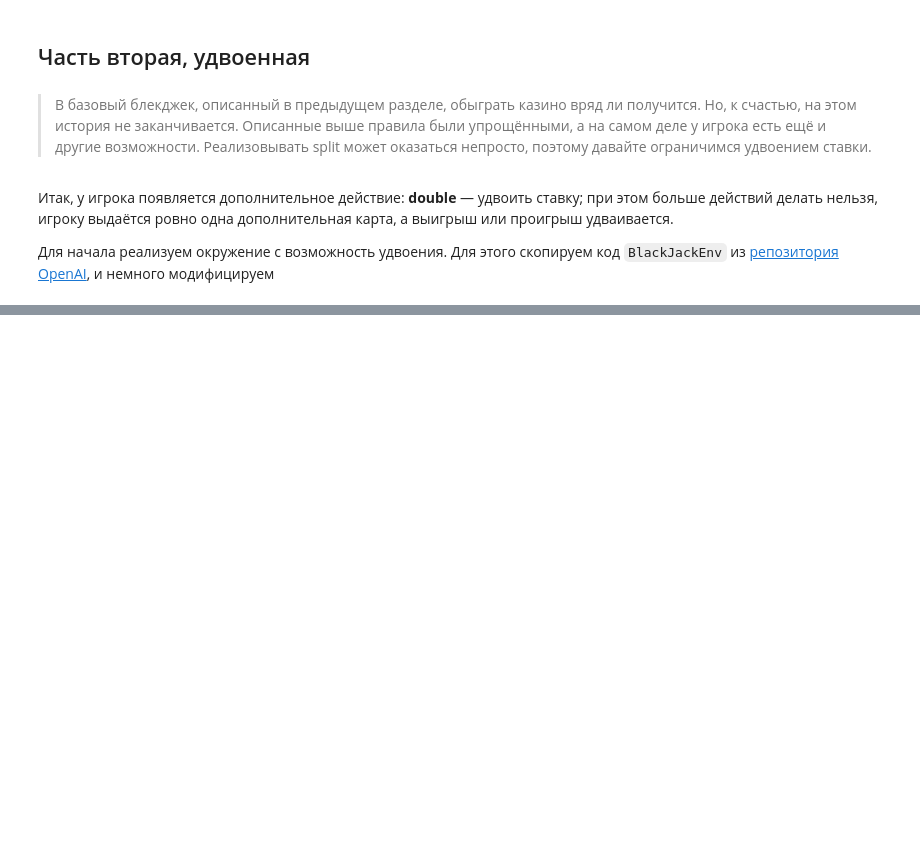
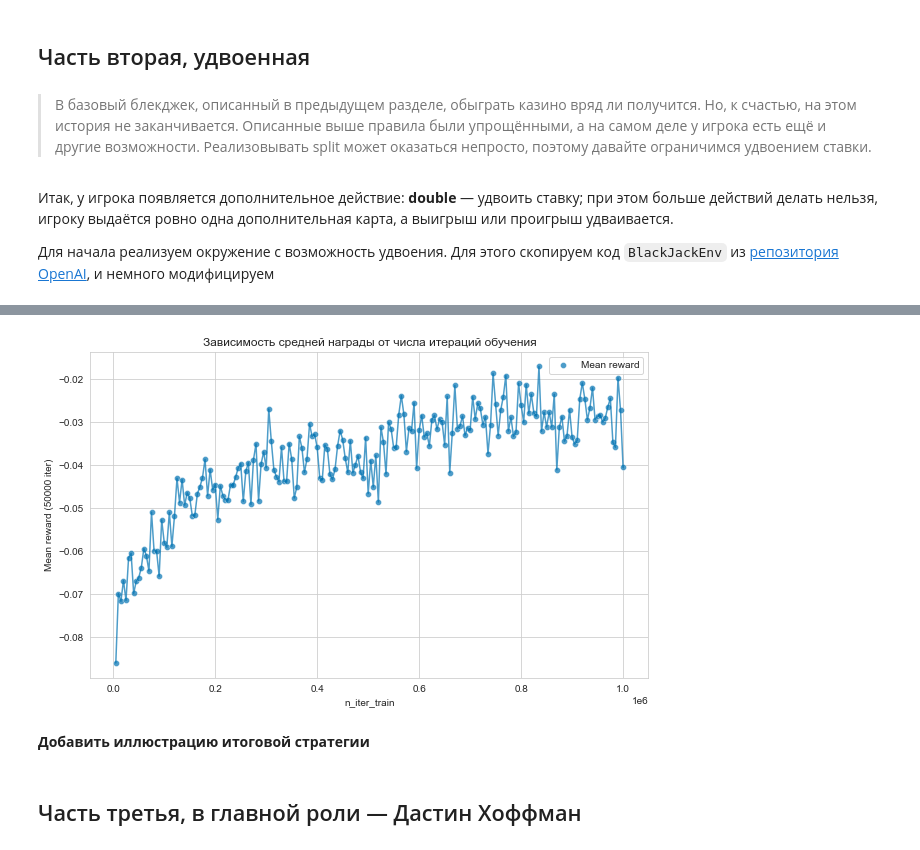
Before and after one commit to tazizov/some_ml_notebooks, a Jupyter notebook: blackjack-rl/blackjack-rl.ipynb, the cells around one changed output, grey strips where cells are left out. Cells and saved outputs as stored; diff of their text form; code cells hidden in the pictures; blank space fills up the shorter version.

```diff
--- a/blackjack-rl/blackjack-rl.ipynb
+++ b/blackjack-rl/blackjack-rl.ipynb
@@ -441,6 +437,8 @@ double_mc_control_player_best_params = OffPolicySoftGreedyMCControlPlayer(**grid
 # %%
 double_mc_control_player_best_params = OffPolicySoftGreedyMCControlPlayer(**grid_search_result['best_params'])
 double_trainer.plot_learning(double_mc_control_player_best_params,
-                      max_iter_train=100000,
-                      iter_train_step=2000,
-                      n_iter_check=10000)
+                      max_iter_train=1000000,
+                      iter_train_step=5000,
+                      n_iter_check=50000)
+# %% [output]
+[figure, added]
@@ -451,2 +445,6 @@ double_mc_control_player.q
+# %% [markdown]
+**Добавить иллюстрацию итоговой стратегии**
 # %%
 double_mc_control_player_best_params.q
+# %% [markdown]
+## Часть третья, в главной роли — Дастин Хоффман
```
Also changed, not shown: parts of 9 cells of this notebook.
